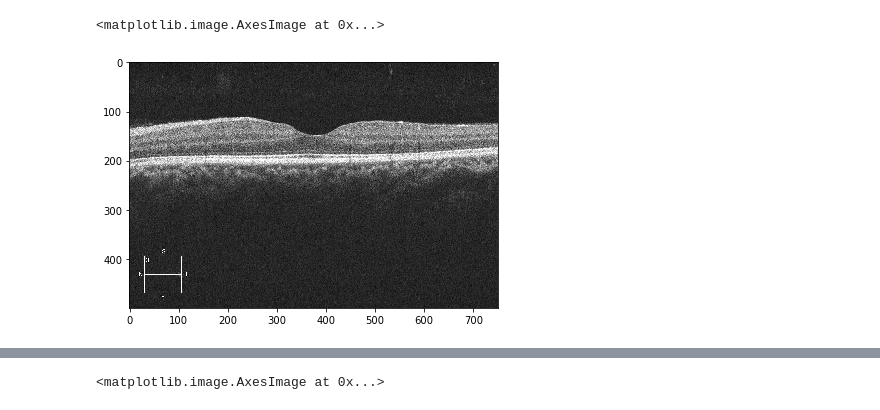
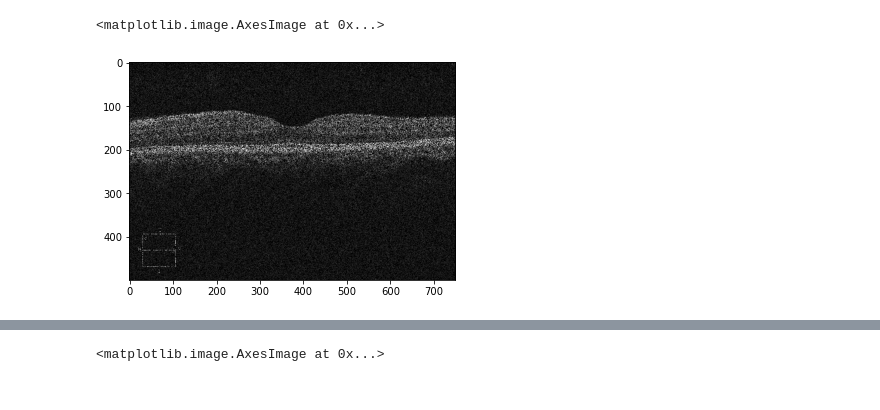
Before and after one commit to zvi-goldstein/E6876_Final_Project, a Jupyter notebook: OCT_reconstruction.ipynb, the cells around one changed output, grey strips where cells are left out. Cells and saved outputs as stored; diff of their text form; code cells hidden in the pictures.

```diff
--- a/OCT_reconstruction.ipynb
+++ b/OCT_reconstruction.ipynb
@@ -6,0 +18,7 @@ import matplotlib.pyplot as plt
+# %%
+image_path = "OCTID_NORMAL"
+image_name = "NORMAL1.jpeg"
+image = os.path.join(image_path, image_name)
+
+oct_image = imread(image)
+plt.imshow(oct_image, cmap='gray')
@@ -7,9 +28,13 @@ import matplotlib.pyplot as plt
 # %%
-X = imread("NORMAL1.jpeg")
-#Taking the first of the 3 channels, as they are all the same.
-X = X[:,:,0]
+# Taking the first of the 3 channels, as they are all the same.
+X = oct_image[:,:,0]
 h, w = X.shape
-imshow(X)
+
+compression_factor = 2
+mask = np.random.randint(2, size=(h,w))
+D = X*mask
+
+plt.imshow(X*mask, cmap="gray")
 # %% [output]
 <matplotlib.image.AxesImage at 0x...>
-[figure, old version]
+[figure, new version]
```
Also changed, not shown: parts of 11 cells of this notebook, 1 other file.
